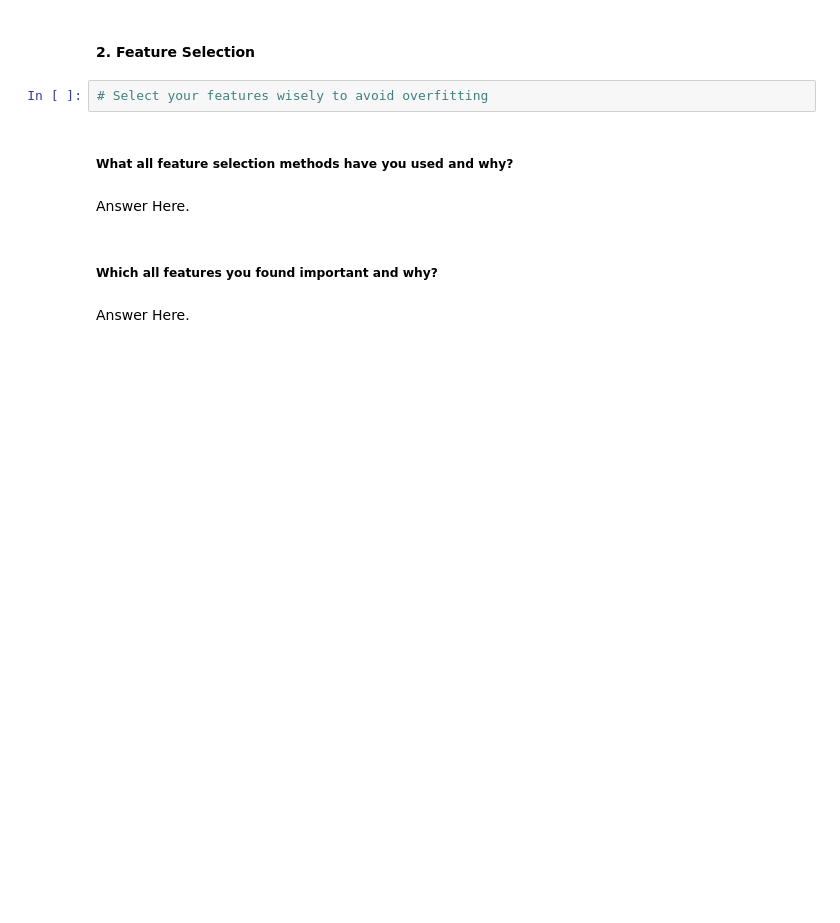
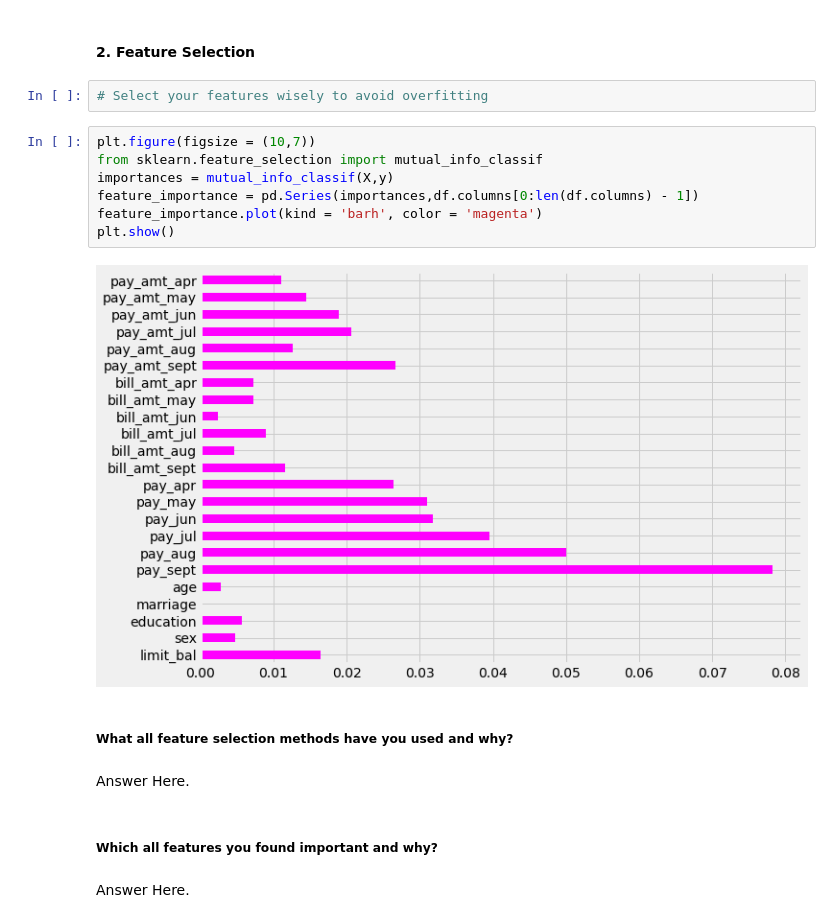
Before and after one commit to thepankaj018/Credit-Card-Default-Prediction, a Jupyter notebook: Credit_Card_Default_Prediction.ipynb, the cells around one changed output. Cells and saved outputs as stored; diff of their text form; blank space fills up the shorter version.

```diff
--- a/Credit_Card_Default_Prediction.ipynb
+++ b/Credit_Card_Default_Prediction.ipynb
@@ -1248,6 +1283,15 @@ final_df.head()
 #### 2. Feature Selection
 # %%
 # Select your features wisely to avoid overfitting
+# %%
+plt.figure(figsize = (10,7))
+from sklearn.feature_selection import mutual_info_classif
+importances = mutual_info_classif(X,y)
+feature_importance = pd.Series(importances,df.columns[0:len(df.columns) - 1])
+feature_importance.plot(kind = 'barh', color = 'magenta')
+plt.show()
+# %% [output]
+[figure, added]
 # %% [markdown]
 ##### What all feature selection methods have you used  and why?
 # %% [markdown]
```
Also changed, not shown: parts of 7 cells of this notebook.
